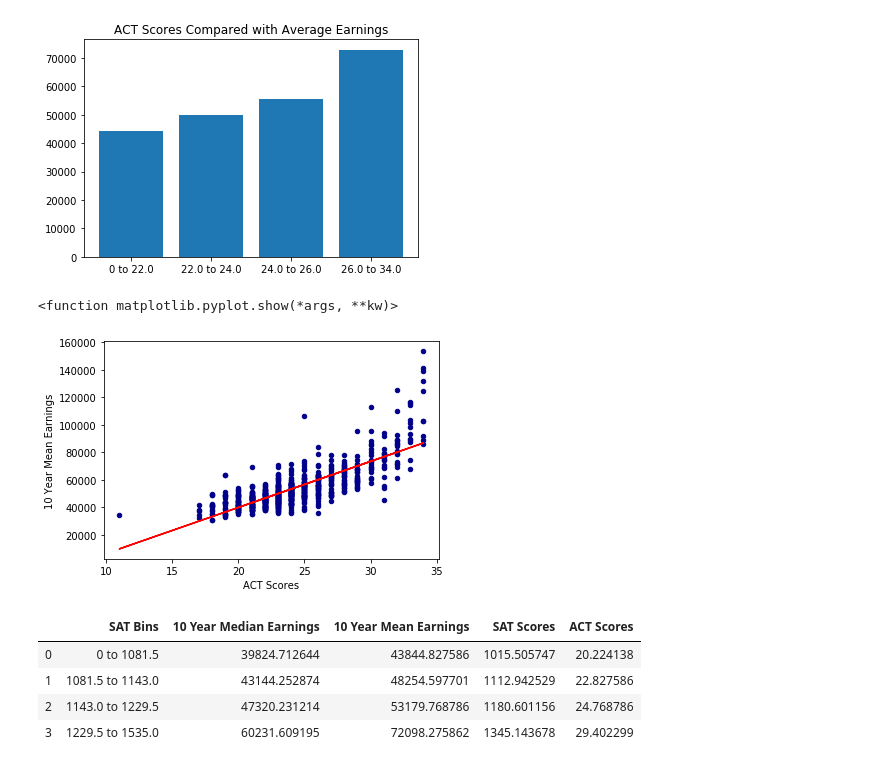
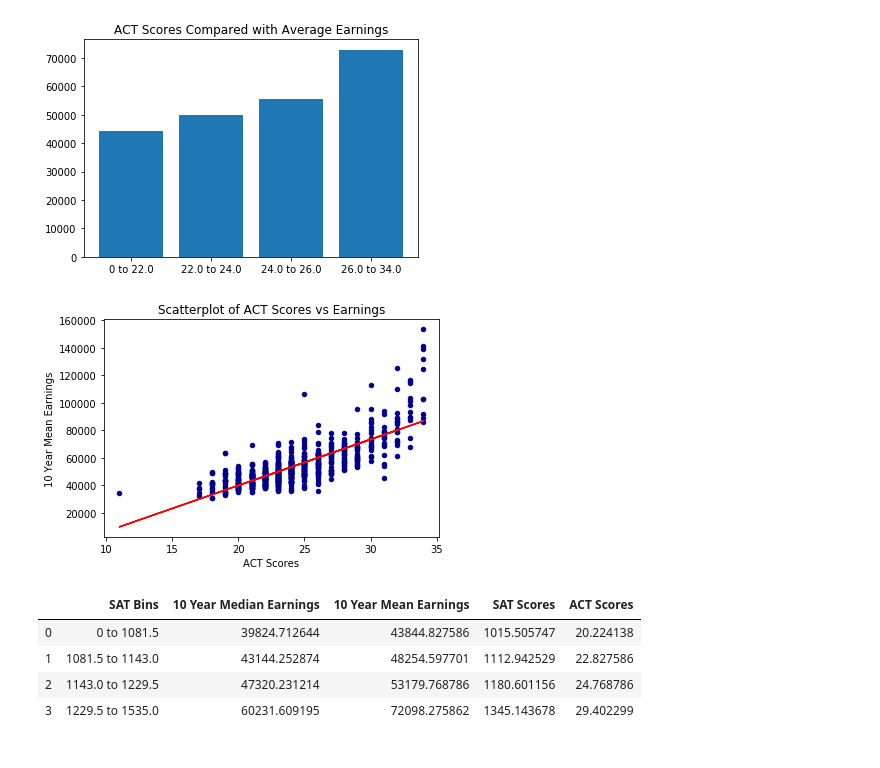
Before and after one commit to stewartmknight/Project_Uno, a Jupyter notebook: board_score_analysis.ipynb, the cells around one changed output. Drawn from its saved outputs; the diff is of its cells as text; code cells hidden in the pictures.

```diff
--- a/analysis.ipynb
+++ b/board_score_analysis.ipynb
@@ -110,20 +110,20 @@ plt.show()
 # %%
 # Create a scatterplot of ACT Scores vs Earnings
 new_df.plot.scatter(x="ACT Scores",
                    y="10 Year Mean Earnings",
                    c="DarkBlue")
 
 # Add regression line
 slope, intercept, r_value, p_value, std_err = stats.linregress(new_df["ACT Scores"],new_df["10 Year Mean Earnings"])
 line = slope*new_df["ACT Scores"]+intercept
 plt.plot(new_df["ACT Scores"], line, 'r', label='fitted line')
+plt.title("Scatterplot of ACT Scores vs Earnings")
 
-plt.savefig("Graphs_and_Charts/ACT_Earnings_Scatter.png")
+plt.savefig("Graphs_and_Charts/ACT_Earnings_Scatter.png", bbox_inches="tight")
 
-plt.show
+plt.show()
 # %% [output]
-<function matplotlib.pyplot.show(*args, **kw)>
-[figure, old version]
+[figure, new version]
 # %%
 # Create a groupby with the bins
 gb_SAT = df_clean.groupby(["SAT Bins"]).mean()
```
Also changed, not shown: parts of 2 cells of this notebook, 4 other files.
